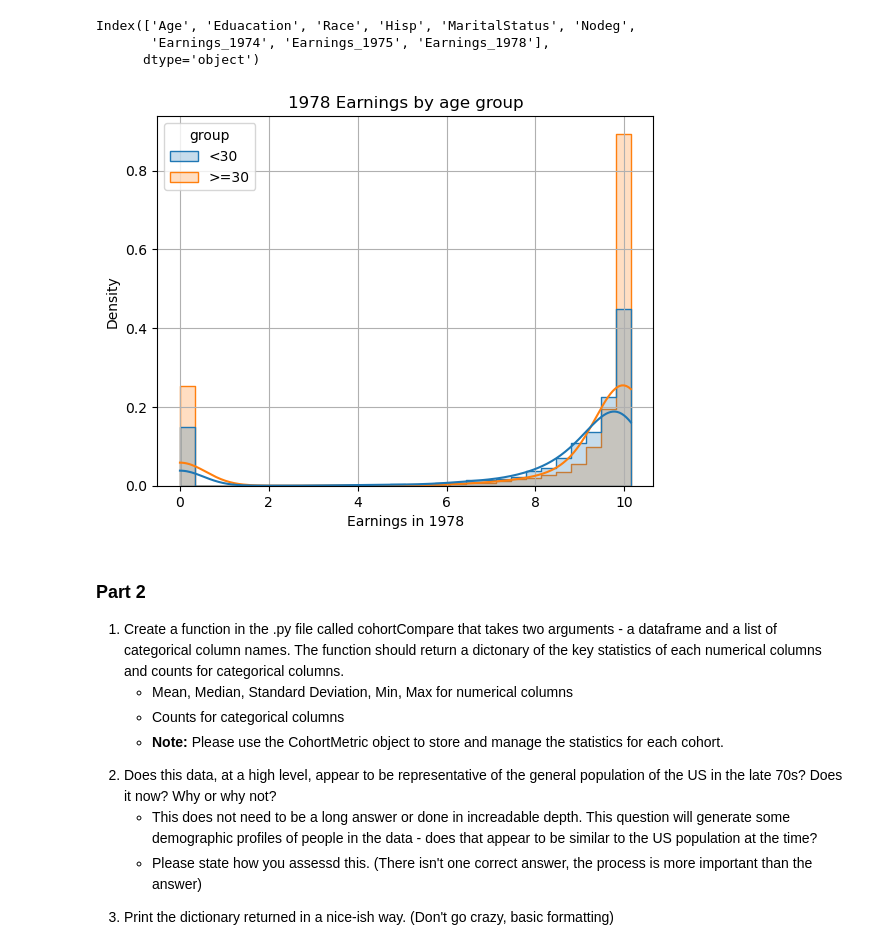
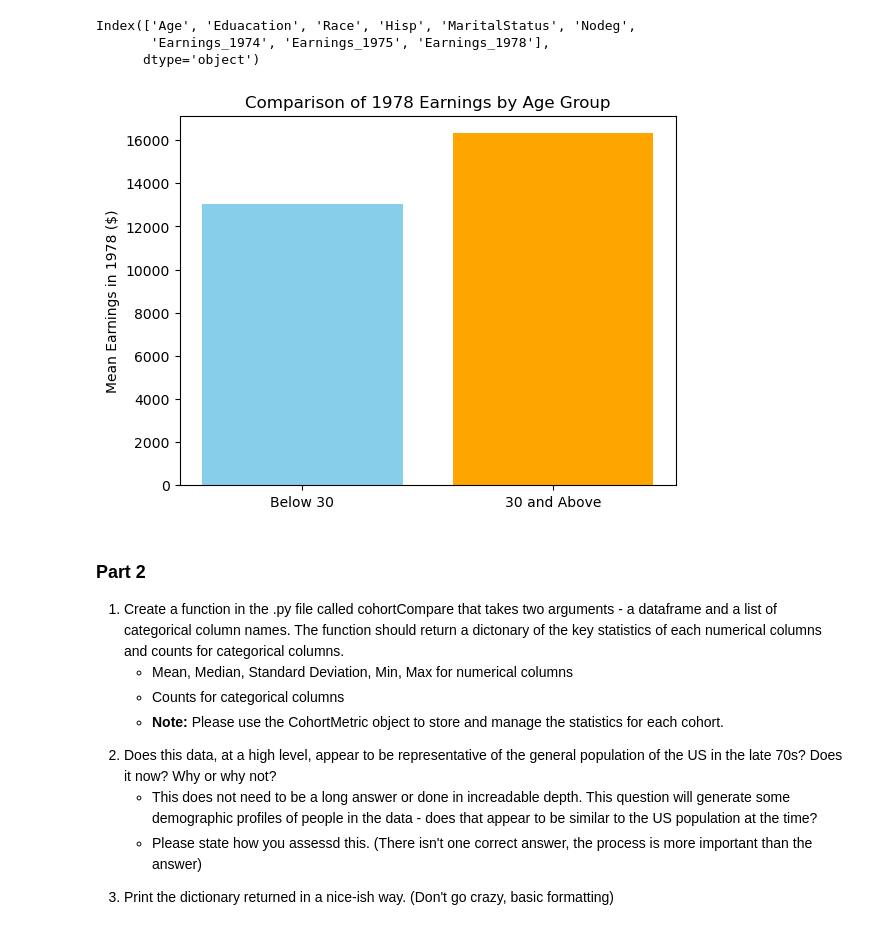
Before and after one commit to AkeemSemperDataScience/data3450-assignment-1-Shilvi04, a Jupyter notebook: START_Asn_1_2025.ipynb, the cells around one changed output. Cells and saved outputs as stored; diff of their text form; code cells hidden in the pictures.

```diff
--- a/START_Asn_1_2025.ipynb
+++ b/START_Asn_1_2025.ipynb
@@ -130,0 +122,11 @@ People 30 or above earned more on average in 1978.
+# %%
+mean_below_30 = below_30_df['Earnings_1978'].mean()
+mean_above_30 = above_or_equal_30_df['Earnings_1978'].mean()
+
+print("Mean earnings (below 30):" ,mean_below_30)
+print("Mean earnings (30 and above):" ,mean_above_30)
+
+if mean_below_30 > mean_above_30 :
+    print('People below 30 earned more on average in 1978.')
+else:
+    print('People 30 or above earned more on average in 1978.')
@@ -136,41 +142,18 @@ print(df.columns)
 Index(['Age', 'Eduacation', 'Race', 'Hisp', 'MaritalStatus', 'Nodeg',
        'Earnings_1974', 'Earnings_1975', 'Earnings_1978'],
       dtype='object')
-# %%
-import numpy as np
-import seaborn as sns
-import matplotlib.pyplot as plt
-
-age_col = 'Age'
-Earnings_1978 = 'Earnings_1978'
-
-below_30_df = df[df[age_col] <30].copy()
-above_or_equal_30_df = df[df[age_col] >=30].copy()
-
-below_30_df['group'] = '<30'
-above_or_equal_30_df['group'] = '>=30'
-
-combined_df = pd.concat([below_30_df, above_or_equal_30_df])
-
-combined_df['log_Earnings_1978'] = np.log1p(combined_df['Earnings_1978'])
-
-sns.histplot(
-    data=combined_df,
-    x='log_Earnings_1978',
-    hue='group',
-    bins=30,
-    kde=True,
-    element='step',
-    stat='density'
-)
-
-plt.title('1978 Earnings by age group')
-plt.xlabel('Earnings in 1978')
-plt.ylabel('Density')
-plt.grid(True)
-plt.show()
-# %% [output]
-[figure, removed]
+# %%
+import matplotlib.pyplot as plt
+
+labels = ['Below 30', '30 and Above']
+earnings = [mean_below_30, mean_above_30]
+
+plt.bar(labels, earnings, color=['skyblue', 'orange'])
+plt.ylabel('Mean Earnings in 1978 ($)')
+plt.title('Comparison of 1978 Earnings by Age Group')
+plt.show()
+# %% [output]
+[figure, added]
 # %% [markdown]
 ### Part 2
 
```
Also changed, not shown: parts of 17 cells of this notebook, 1 other file.
